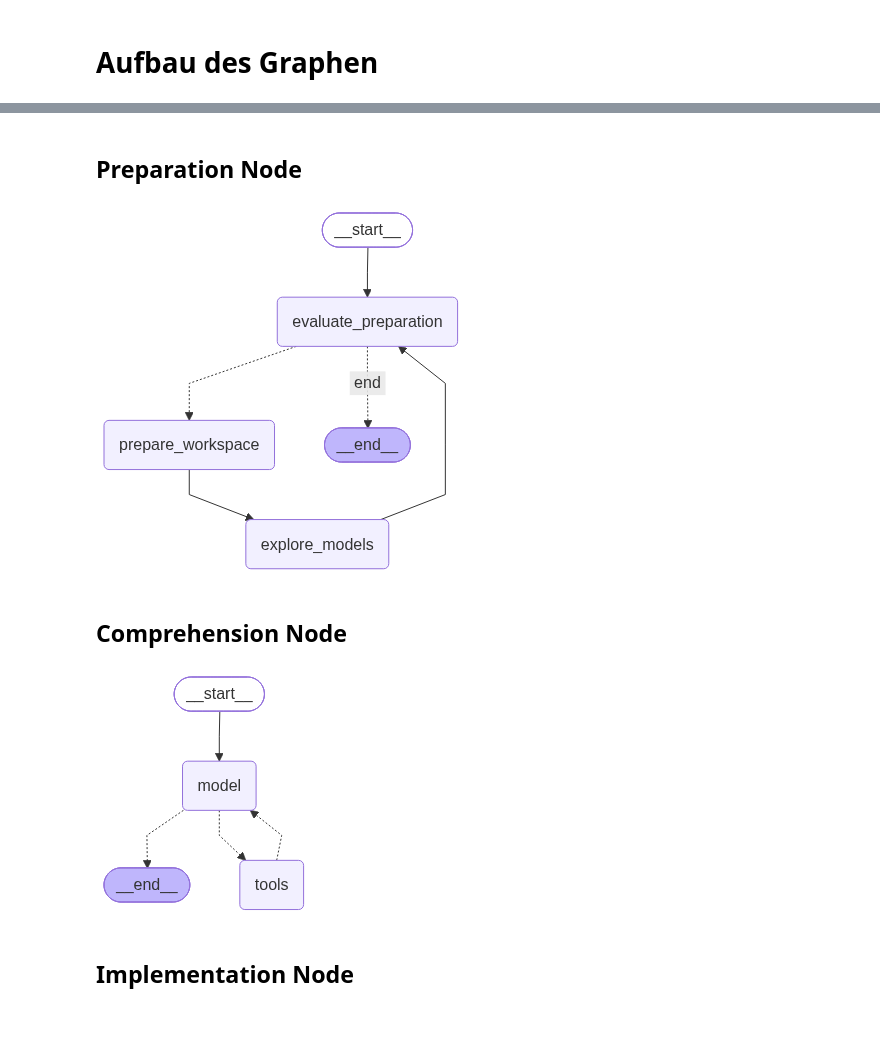
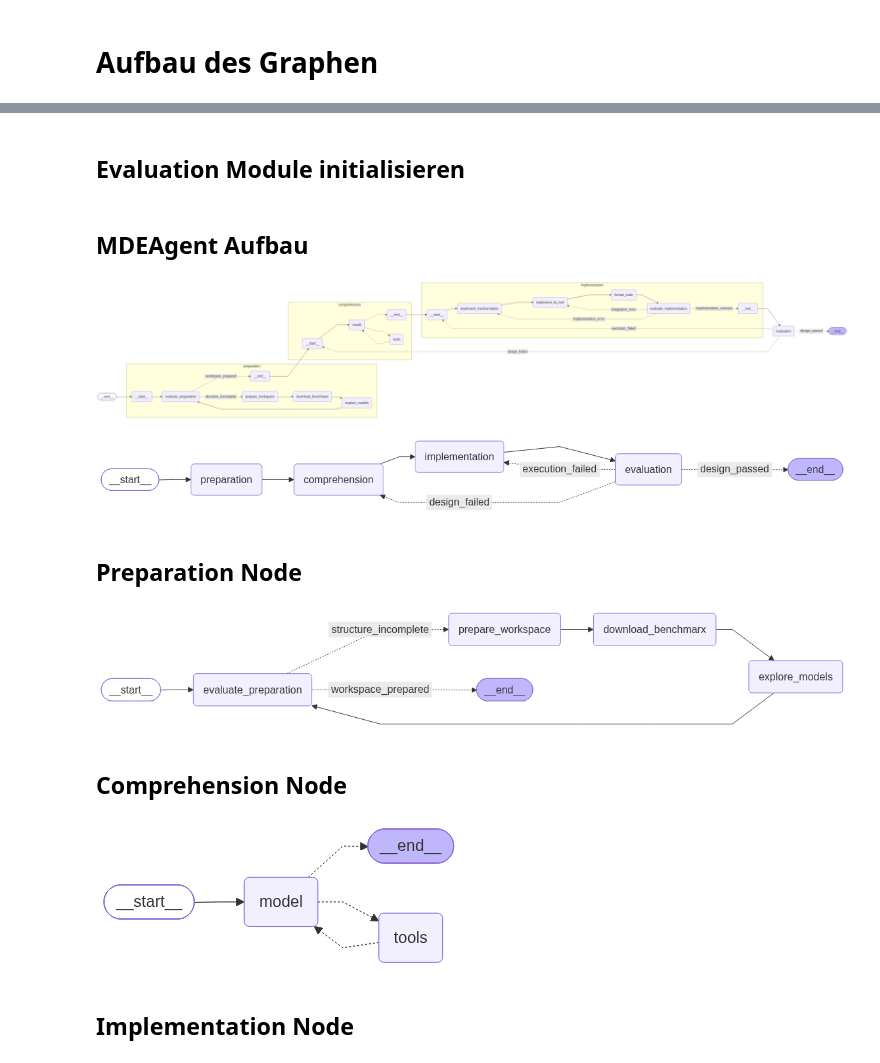
Before and after one commit to BequemeDecke/bxAgent, a Jupyter notebook: notebooks/node_graph_prints.ipynb, the cells around one changed output, grey strips where cells are left out. Cells and saved outputs as stored; diff of their text form; code cells hidden in the pictures; blank space fills up the shorter version.

Commit message:
Print the graphs for figures in thesis

```diff
--- a/notebooks/node_graph_prints.ipynb
+++ b/notebooks/node_graph_prints.ipynb
@@ -19,13 +47,14 @@ INFO:root:Adding /Users/lukas/Masterarbeit/agents/bxAgent to Python path for imp
+# %% [markdown]
+## Evaluation Module initialisieren
 # %%
-from mdeagent.preparation.agent import build_preparation_graph
 from mdeagent.evaluation import (
-    ToolInstalledEvaluation,
-    ToolInstalledEvaluationConfig,
     EvaluationExecutor,
     FileExistenceEvaluation,
-    FileExistenceEvaluationConfig,
+    FileExistenceSchema,
     JavaCompilationEvaluation,
-    JavaCompilationEvaluationConfig,
+    JavaCompilationSchema,
+    ToolInstalledEvaluation,
+    ToolInstalledSchema,
     WorkspaceStructureEvaluation,
     WorkspaceStructureSchema,
 )
@@ -38,37 +67,50 @@ executor = EvaluationExecutor(
             },
             "tools_installed": {
                 "evaluation": ToolInstalledEvaluation(),
-                "evaluation_schema": ToolInstalledEvaluationConfig,
+                "evaluation_schema": ToolInstalledSchema,
             },
             "file_existence": {
                 "evaluation": FileExistenceEvaluation(),
-                "evaluation_schema": FileExistenceEvaluationConfig,
+                "evaluation_schema": FileExistenceSchema,
             },
             "java_compilation": {
                 "evaluation": JavaCompilationEvaluation(),
-                "evaluation_schema": JavaCompilationEvaluationConfig,
+                "evaluation_schema": JavaCompilationSchema,
             },
         }
     )
-
-
-graph = build_preparation_graph(executor)
-compiled_graph = graph.compile()
+# %% [markdown]
+## MDEAgent Aufbau
+# %%
+from mdeagent.agent import build_mdeagent
+
+graph = build_mdeagent(executor, Path(), Path()).compile()
+
+display_graph(graph, "MDEAgent", suffix="full", horizontal=True, xray=True)
+display_graph(graph, "MDEAgent", horizontal=True, xray=False)
+# %% [output]
+[figure, new version]
+[figure, added]
 # %% [markdown]
 ## Preparation Node
 # %%
-compiled_graph
+from mdeagent.preparation.agent import build_preparation_graph
+
+preparation_graph = build_preparation_graph(executor, download_benchmarx=True).compile()
+
+display_graph(preparation_graph, "Preparation", horizontal=True, xray=False)
 # %% [output]
-[figure, old version]
+[figure, new version]
 # %% [markdown]
 ## Comprehension Node
 # %%
-from mdeagent.agents.comprehension.agent import build_comprehension_agent
+from mdeagent.comprehension.agent import build_comprehension_agent
 
 comprehension_graph = build_comprehension_agent()
-comprehension_graph
+
+display_graph(comprehension_graph, "Comprehension", horizontal=True, xray=False)
 # %% [output]
-[figure, old version]
+[figure, new version]
 # %% [markdown]
 ## Implementation Node
 # %%
```
Also changed, not shown: parts of 6 cells of this notebook, 6 other files.
